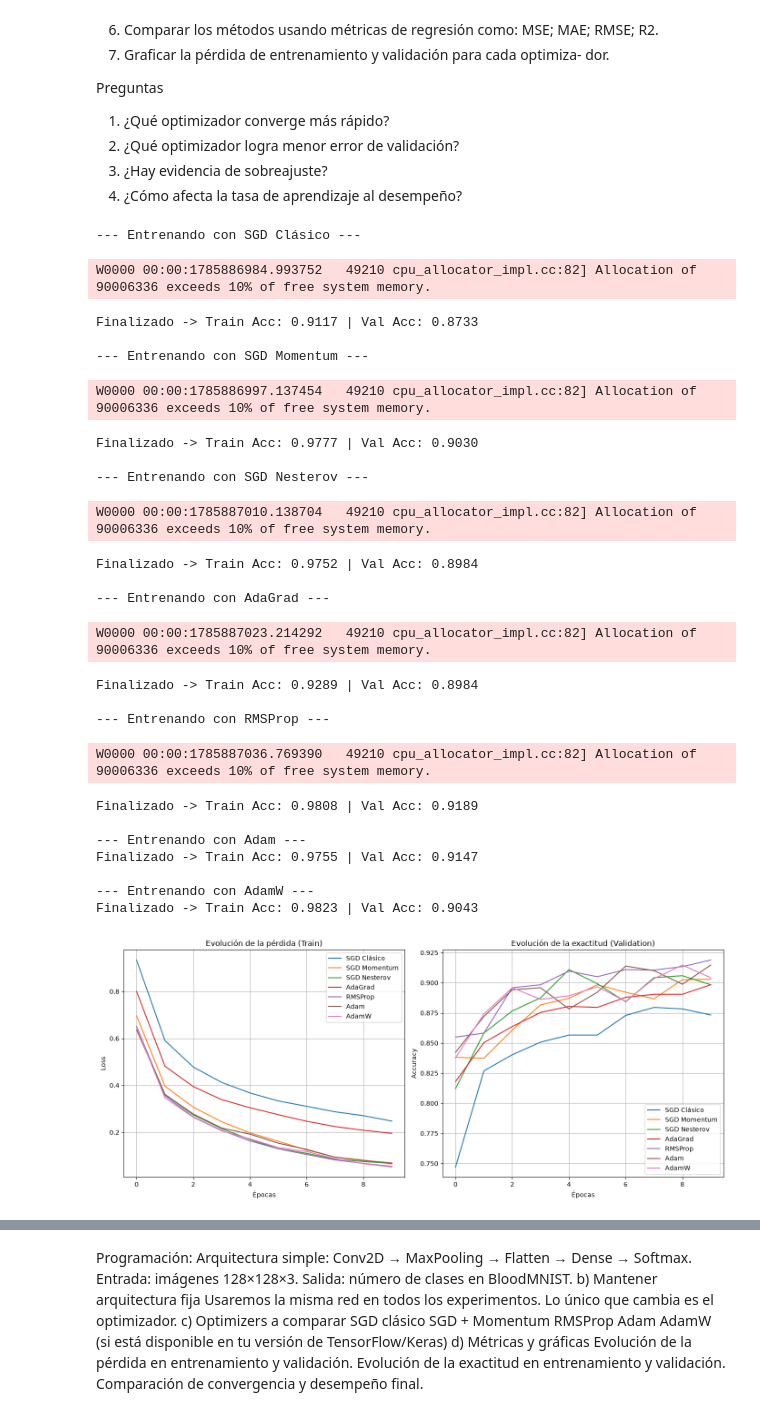
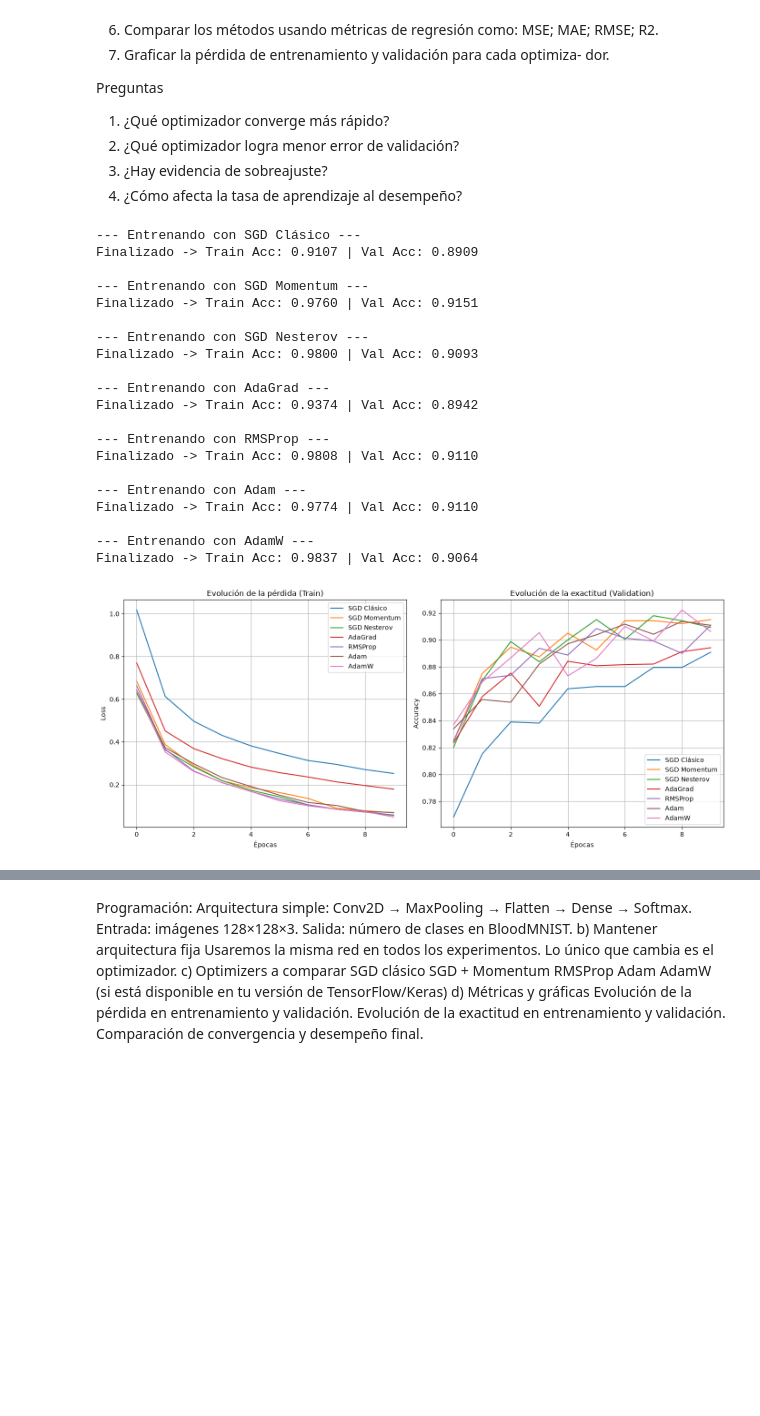
Before and after one commit to gapalfaro-cmyk/Proyecto-de-fin-de-modulo-7---Alfaro-Badillo-Cruz-Perez-Rupit, a Jupyter notebook: Programacion.ipynb, the cells around one changed output, grey strips where cells are left out. Saved outputs shown, nothing was run; the diff lists cells and outputs as text; code cells hidden in the pictures; blank space fills up the shorter version.

```diff
--- a/Programacion.ipynb
+++ b/Programacion.ipynb
@@ -521,7 +521,7 @@ SGD en scikit-learn en la base de imágenes de sangre (BloodMNIST)
 print("Entrenando Regresión Logística Tradicional...")
 inicio_lr = time.time()
 modelo_lr = LogisticRegression(solver='saga',
-                               max_iter=1000,
+                               max_iter=2000,
                                random_state=42)
 
 modelo_lr.fit(X_train_scaled, y_train)
@@ -535,7 +535,7 @@ print("Entrenando SGDClassifier...")
 inicio_sgd = time.time()
 # loss='log_loss' lo convierte en una regresión logística
 modelo_sgd = SGDClassifier(loss='log_loss',
-                           max_iter=1000,
+                           max_iter=2000,
                            tol=1e-3,
                            random_state=42)
 
@@ -762,9 +762,7 @@ Preguntas
 3. ¿Hay evidencia de sobreajuste?
 4. ¿Cómo afecta la tasa de aprendizaje al desempeño?
 # %%
-# Crear el set de validación (X_val, y_val) a partir de los datos
-# Esto soluciona el error "X_val is not defined"
-X_train_scaled, X_val, y_train, y_val = train_test_split(
+X_train_scaled, X_val, y_train_2, y_val = train_test_split(
     X_train_scaled,
     y_train,
     test_size=0.2,
@@ -772,13 +770,12 @@ X_train_scaled, X_val, y_train, y_val = train_test_split(
 )
 
 # Revertir el aplanado de los datos para la CNN (de 2D a 4D)
-# Esto soluciona el error "expected min_ndim=4, found ndim=2"
 X_train_scaled = X_train_scaled.reshape(-1, 28, 28, 3)
 X_val = X_val.reshape(-1, 28, 28, 3)
 
 # Extraer dimensiones dinámicamente
 input_shape = X_train_scaled.shape[1:] # Ahora sí será (28, 28, 3)
-num_classes = len(np.unique(y_train))
+num_classes = len(np.unique(y_train_2))
 
 # Definir arquitectura CNN (Moderna, sin warnings)
 def build_cnn(num_classes, input_shape):
@@ -822,7 +819,7 @@ for name, opt in optimizers.items():
 
     # Entrenar
     history = model.fit(
-        X_train_scaled, y_train,
+        X_train_scaled, y_train_2,
         validation_data=(X_val, y_val),
         epochs=10,
         batch_size=32,
@@ -835,59 +832,55 @@ for name, opt in optimizers.items():
     final_train_acc = history.history['accuracy'][-1]
     final_val_acc = history.history['val_accuracy'][-1]
     print(f"Finalizado -> Train Acc: {final_train_acc:.4f} | Val Acc: {final_val_acc:.4f}\n")
+    tf.keras.backend.clear_session()
 
 # Comparación visual para responder las preguntas del diplomado
 plt.figure(figsize=(14, 6))
 
 # Gráfica de Pérdida (Solo Train para comparar velocidad de caída)
 plt.subplot(1, 2, 1)
 for name, history in histories.items():
     plt.plot(history.history["loss"], label=name)
 plt.title("Evolución de la pérdida (Train)")
 plt.xlabel("Épocas")
 plt.ylabel("Loss")
 plt.legend()
 plt.grid(True)
 
 # Gráfica de Exactitud (Solo Validación para ver el desempeño real)
 plt.subplot(1, 2, 2)
 for name, history in histories.items():
     plt.plot(history.history["val_accuracy"], label=name)
 plt.title("Evolución de la exactitud (Validation)")
 plt.xlabel("Épocas")
 plt.ylabel("Accuracy")
 plt.legend(loc='lower right')
 plt.grid(True)
 
 plt.tight_layout()
 plt.show()
 # %% [output]
 --- Entrenando con SGD Clásico ---
+Finalizado -> Train Acc: 0.9107 | Val Acc: 0.8909
+
+--- Entrenando con SGD Momentum ---
+Finalizado -> Train Acc: 0.9760 | Val Acc: 0.9151
+
+--- Entrenando con SGD Nesterov ---
+Finalizado -> Train Acc: 0.9800 | Val Acc: 0.9093
+
+--- Entrenando con AdaGrad ---
+Finalizado -> Train Acc: 0.9374 | Val Acc: 0.8942
+
+--- Entrenando con RMSProp ---
+Finalizado -> Train Acc: 0.9808 | Val Acc: 0.9110
+
+--- Entrenando con Adam ---
+Finalizado -> Train Acc: 0.9774 | Val Acc: 0.9110
+
+--- Entrenando con AdamW ---
+Finalizado -> Train Acc: 0.9837 | Val Acc: 0.9064
-W0000 00:00:1785886984.993752   49210 cpu_allocator_impl.cc:82] Allocation of 90006336 exceeds 10% of free system memory.
-Finalizado -> Train Acc: 0.9117 | Val Acc: 0.8733
-
---- Entrenando con SGD Momentum ---
-W0000 00:00:1785886997.137454   49210 cpu_allocator_impl.cc:82] Allocation of 90006336 exceeds 10% of free system memory.
-Finalizado -> Train Acc: 0.9777 | Val Acc: 0.9030
-
---- Entrenando con SGD Nesterov ---
-W0000 00:00:1785887010.138704   49210 cpu_allocator_impl.cc:82] Allocation of 90006336 exceeds 10% of free system memory.
-Finalizado -> Train Acc: 0.9752 | Val Acc: 0.8984
-
---- Entrenando con AdaGrad ---
-W0000 00:00:1785887023.214292   49210 cpu_allocator_impl.cc:82] Allocation of 90006336 exceeds 10% of free system memory.
-Finalizado -> Train Acc: 0.9289 | Val Acc: 0.8984
-
---- Entrenando con RMSProp ---
-W0000 00:00:1785887036.769390   49210 cpu_allocator_impl.cc:82] Allocation of 90006336 exceeds 10% of free system memory.
-Finalizado -> Train Acc: 0.9808 | Val Acc: 0.9189
-
---- Entrenando con Adam ---
-Finalizado -> Train Acc: 0.9755 | Val Acc: 0.9147
-
---- Entrenando con AdamW ---
-Finalizado -> Train Acc: 0.9823 | Val Acc: 0.9043
-[figure, old version]
+[figure, new version]
 # %%
 fig, axs = plt.subplots(2, 2, figsize=(16, 10))
 
```
Also changed, not shown: parts of 7 cells of this notebook.
